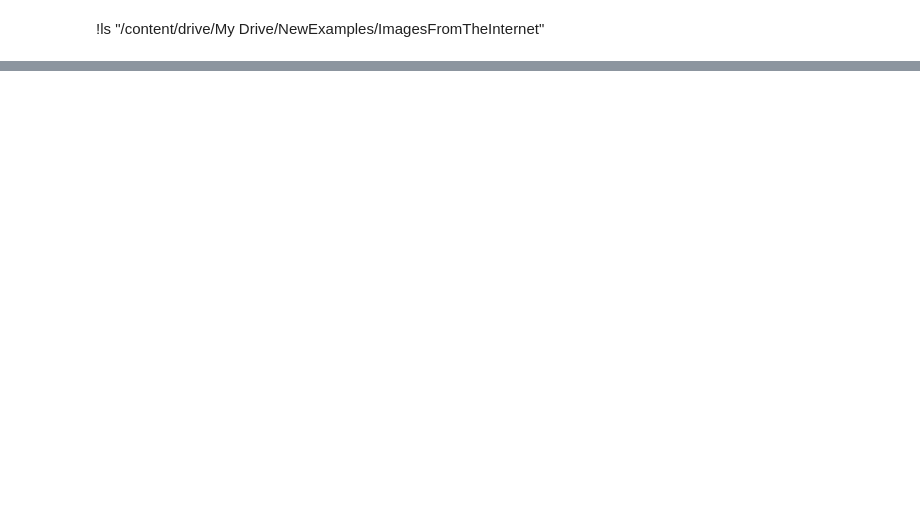
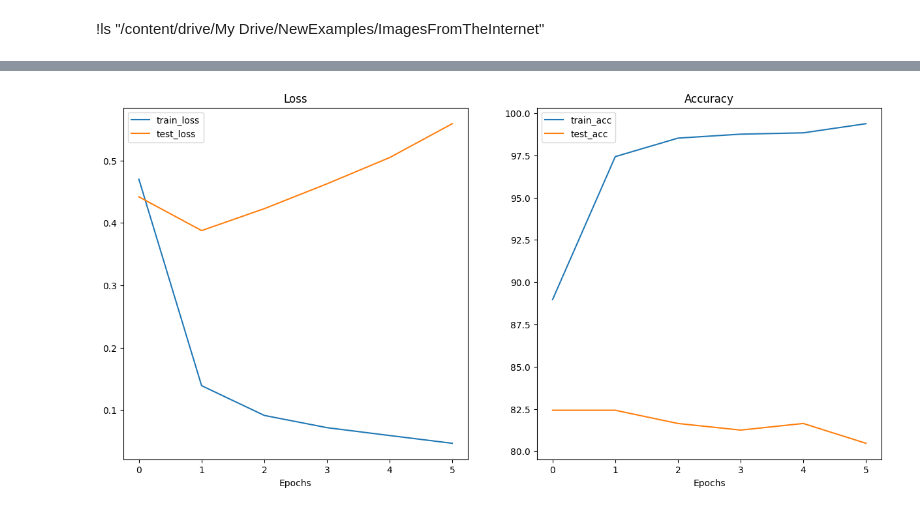
Before and after one commit to Abdo-199/EndoscopicImagesClassificationDL, a Jupyter notebook: transformer_0.ipynb, the cells around one changed output, grey strips where cells are left out. Cells and saved outputs as stored; diff of their text form; code cells hidden in the pictures; blank space fills up the shorter version.

```diff
--- a/transformer_0.ipynb
+++ b/transformer_0.ipynb
@@ -290,0 +242,4 @@ helper_functions.predict_on_custom(model=model_1,
+# %%
+loss_fn_1_1 = nn.CrossEntropyLoss()
+optimizer_1_1 = torch.optim.Adam(params=model_1_1.parameters(),
+                             lr=0.001)
@@ -290,0 +279,11 @@ helper_functions.predict_on_custom(model=model_1,
+# %%
+augmented_transform_1_2 = transforms.Compose([transforms.TrivialAugmentWide(15),
+                                              transforms.Resize((224, 224)),
+                                              transforms.ToTensor(), # this includes scaling the pixel values 0..1
+                                              transforms.Normalize(mean=[0.485, 0.456, 0.406],
+                                                                  std=[0.229, 0.224, 0.225])
+                                          ])
+simple_transform = transforms.Compose([
+    transforms.Resize((224, 224)), # for the tinyVGG
+    transforms.ToTensor()
+])
@@ -290,0 +314,23 @@ helper_functions.predict_on_custom(model=model_1,
+# %%
+weights_1_2 = torchvision.models.EfficientNet_B0_Weights.DEFAULT
+model_1_2 = torchvision.models.efficientnet_b0(weights=weights_1_2).to(device)
+for param in model_1_2.features.parameters():
+    param.requires_grad = False
+model_1_2.classifier = torch.nn.Sequential(
+  torch.nn.Dropout(p=0.2, inplace=True),
+  torch.nn.Linear(in_features=1280,
+                  out_features=len(class_names), # same number of output units as our number of classes
+                  bias=True)).to(device)
+loss_fn_1_2 = nn.CrossEntropyLoss()
+optimizer_1_2 = torch.optim.Adam(model_1_2.parameters(), lr=0.001)
+# %%
+start_time_1_2 = timer()
+results_1_2 = train_step.train(model=model_1_2,
+                           train_dataloader=train_dataloader_1_2,
+                           test_dataloader=test_dataloader_1_2,
+                           optimizer=optimizer_1_2,
+                           loss_fn=loss_fn_1_2,
+                           epochs=6,
+                           device=device)
+end_time_1_2 = timer()
+print(f"total training time: {end_time_1_2-start_time_1_2:.3f} secconds")
@@ -290,0 +345,4 @@ helper_functions.predict_on_custom(model=model_1,
+# %%
+helper_functions.plot_loss_curves(results_1_2)
+# %% [output]
+[figure, added]
```
Also changed, not shown: parts of 60 cells of this notebook, 2 other files.
